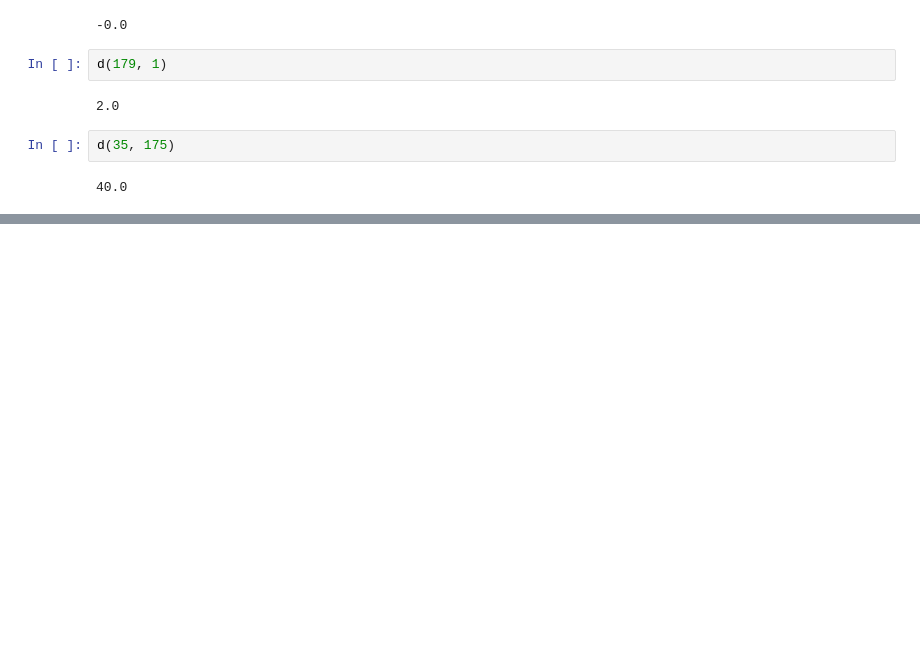
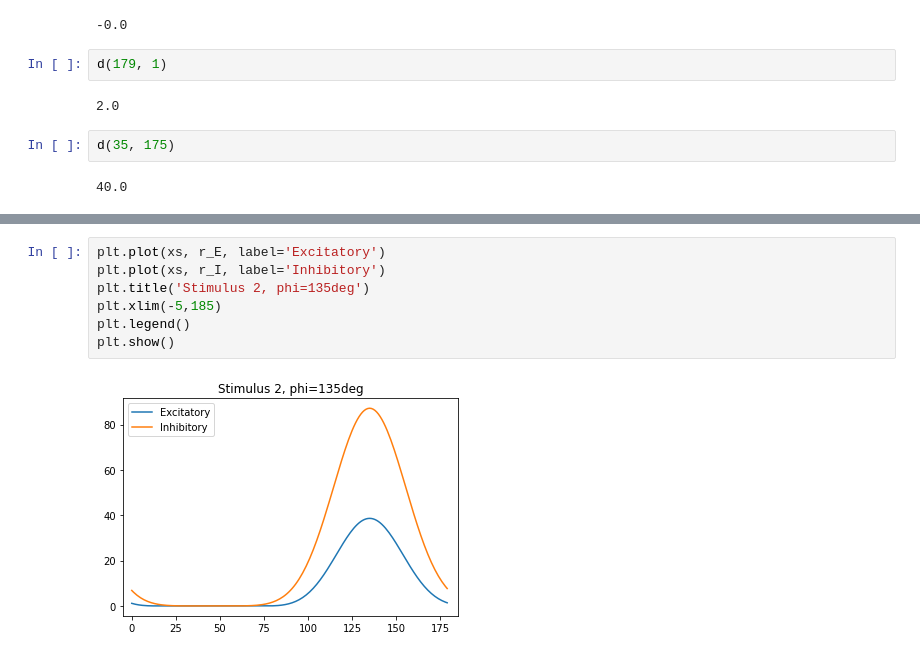
Before and after one commit to alexnegron/SCGB-Fellowship, a Jupyter notebook: Model from Rubin paper.ipynb, the cells around one changed output, grey strips where cells are left out. Cells and saved outputs as stored; diff of their text form; blank space fills up the shorter version.

```diff
--- a/Model from Rubin paper.ipynb
+++ b/Model from Rubin paper.ipynb
@@ -151,0 +139,9 @@ t =1
+# %%
+plt.plot(xs, r_E, label='Excitatory')
+plt.plot(xs, r_I, label='Inhibitory')
+plt.title('Stimulus 2, phi=135deg')
+plt.xlim(-5,185)
+plt.legend()
+plt.show()
+# %% [output]
+[figure, added]
```
Also changed, not shown: parts of 18 cells of this notebook.
